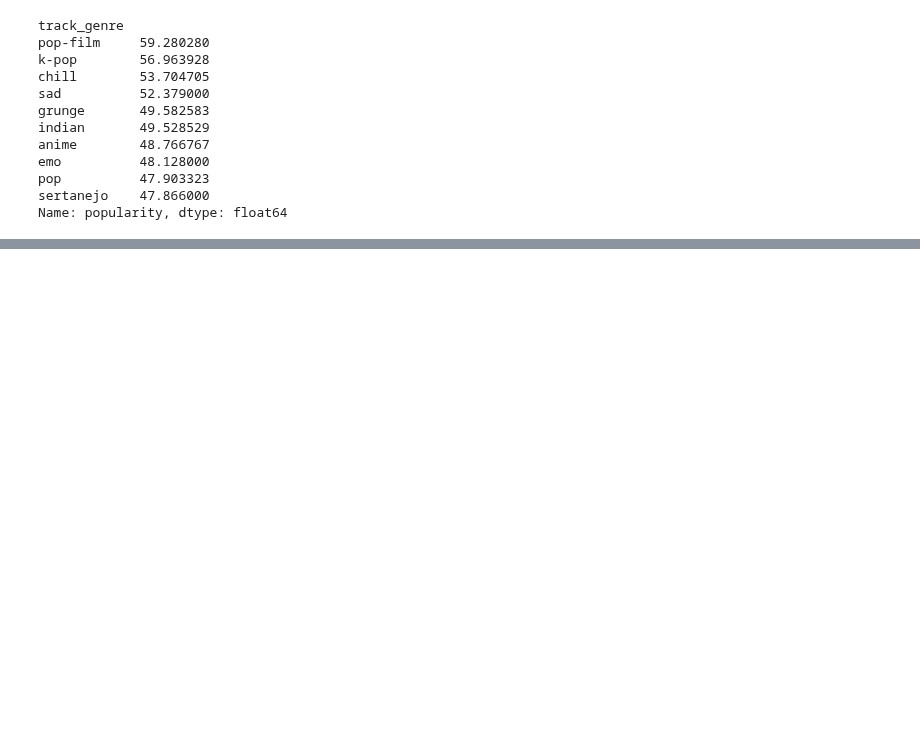
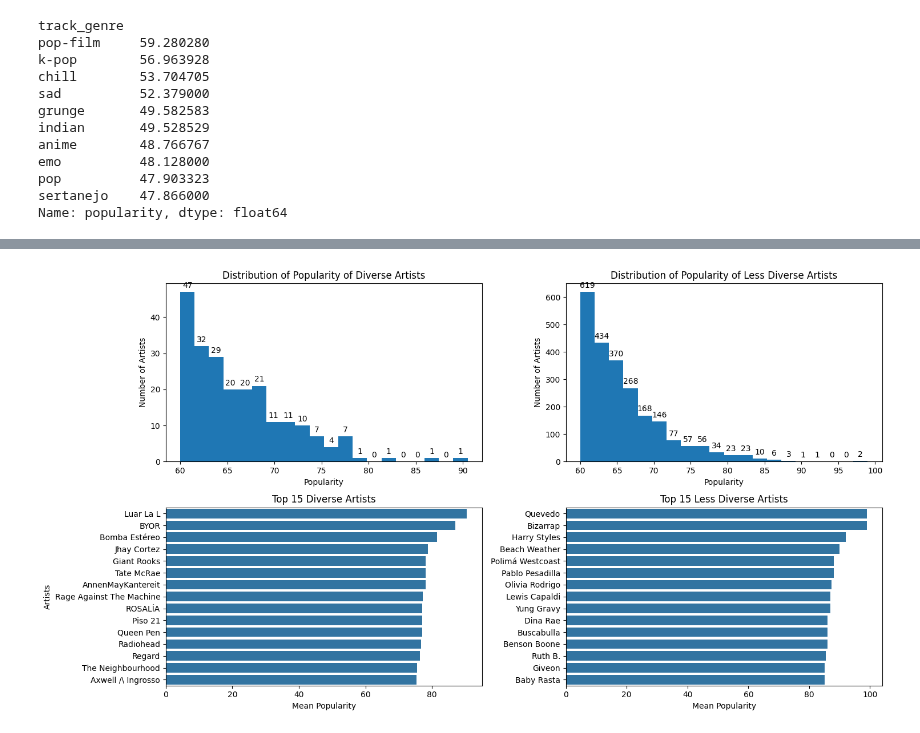
Before and after one commit to duongtruongbinh/Prog4DS_FinalProject, a Jupyter notebook: Question02.ipynb, the cells around one changed output, grey strips where cells are left out. Saved outputs shown, nothing was run; the diff lists cells and outputs as text; code cells hidden in the pictures; blank space fills up the shorter version.

```diff
--- a/Question02.ipynb
+++ b/Question02.ipynb
@@ -189,0 +303,10 @@ plt.show()
+# %%
+artist_more_than_4_genres = artist_genre_count[artist_genre_count >= 4].index.tolist()
+df_more_than_4_genres = copy_df[copy_df['artists'].isin(artist_more_than_4_genres)]
+
+diverse_artists = df_more_than_4_genres.groupby('artists')['popularity'].mean()
+
+artist_less_than_4_genres = artist_genre_count[artist_genre_count < 4].index.tolist()
+df_less_than_4_genres = copy_df[copy_df['artists'].isin(artist_less_than_4_genres)]
+
+less_diverse_artists = df_less_than_4_genres.groupby('artists')['popularity'].mean()
@@ -189,0 +317,28 @@ plt.show()
+# %%
+fig, axes = plt.subplots(2, 2, figsize=(15, 8))
+axes[0, 0].hist(diverse_artists, bins=20)
+axes[0, 0].set_title('Distribution of Popularity of Diverse Artists')
+axes[0, 0].set_xlabel('Popularity')
+axes[0, 0].set_ylabel('Number of Artists')
+axes[0, 0].bar_label(axes[0, 0].containers[0], padding=3)
+
+axes[0, 1].hist(less_diverse_artists, bins=20)
+axes[0, 1].set_title('Distribution of Popularity of Less Diverse Artists')
+axes[0, 1].set_xlabel('Popularity')
+axes[0, 1].set_ylabel('Number of Artists')
+axes[0, 1].bar_label(axes[0, 1].containers[0], padding=3)
+
+sns.barplot(x=diverse_artists.sort_values(ascending=False).head(15).values, y=diverse_artists.sort_values(ascending=False).head(15).index, ax=axes[1, 0])
+axes[1, 0].set_title('Top 15 Diverse Artists')
+axes[1, 0].set_xlabel('Mean Popularity')
+axes[1, 0].set_ylabel('Artists')
+
+sns.barplot(x=less_diverse_artists.sort_values(ascending=False).head(15).values, y=less_diverse_artists.sort_values(ascending=False).head(15).index, ax=axes[1, 1])
+axes[1, 1].set_title('Top 15 Less Diverse Artists')
+axes[1, 1].set_xlabel('Mean Popularity')
+axes[1, 1].set_ylabel('')
+
+plt.tight_layout()
+plt.show()
+# %% [output]
+[figure, added]
```
Also changed, not shown: parts of 35 cells of this notebook.
